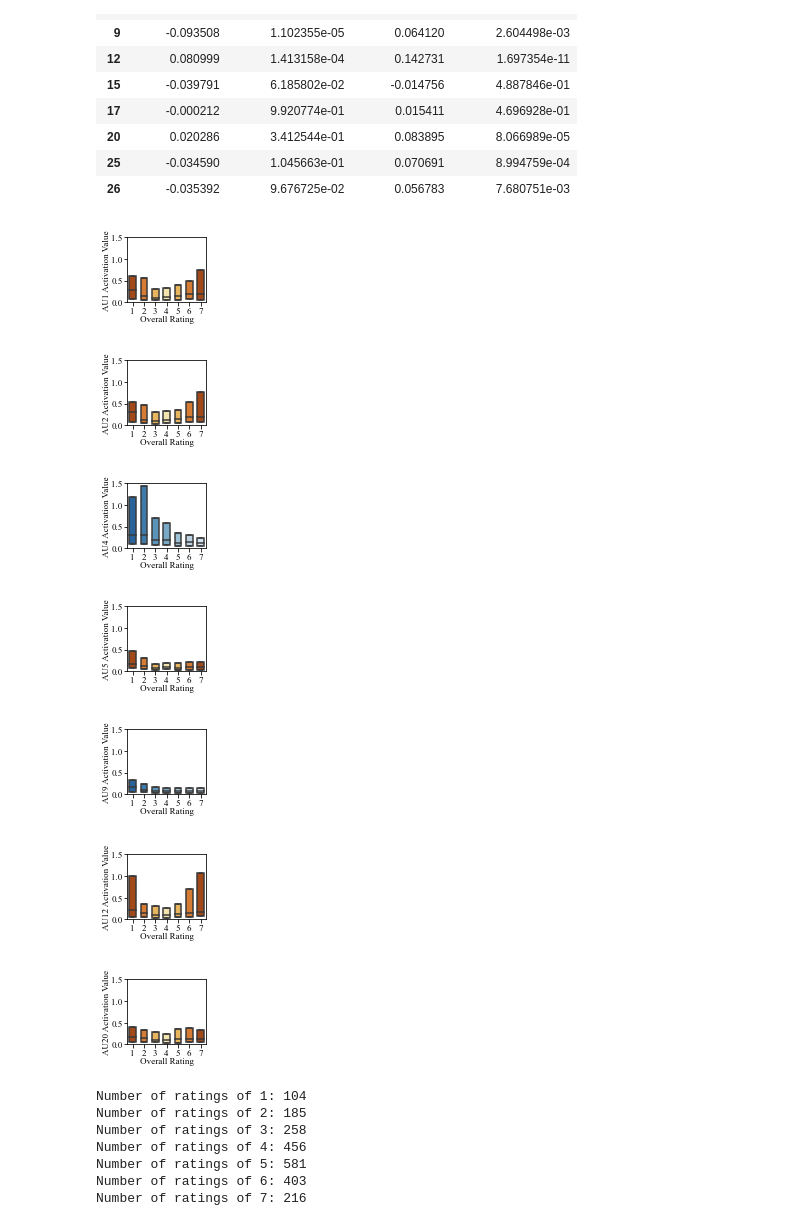
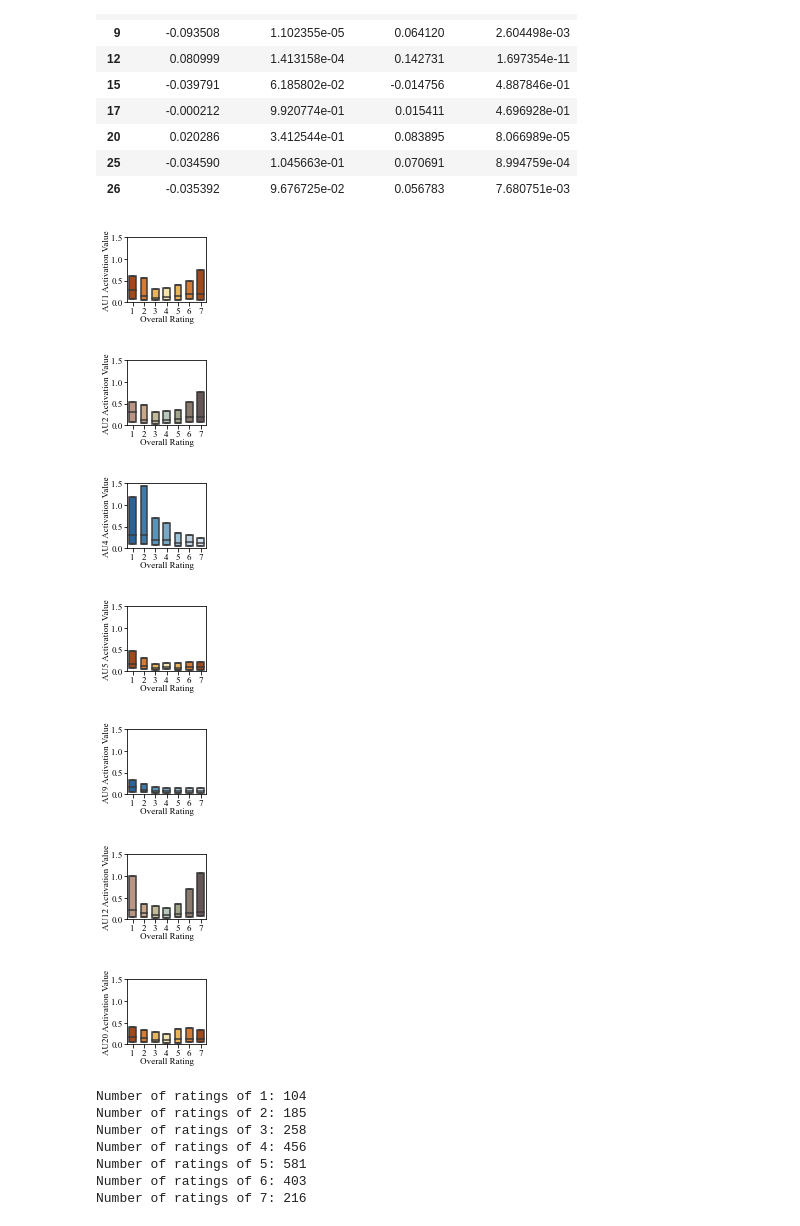
Before and after one commit to ShuangquanFeng/FERGI, a Jupyter notebook: result_analysis.ipynb, the cells around one changed output. Saved outputs shown, nothing was run; the diff lists cells and outputs as text; code cells hidden in the pictures.

```diff
--- a/result_analysis.ipynb
+++ b/result_analysis.ipynb
@@ -73,35 +73,39 @@ df_ratings
 # %%
 seq_colors = [sns.color_palette("Blues", as_cmap=True)(i) for i in np.linspace(0.8, 0.2, 7)]
 sym_colors = [sns.color_palette("YlOrBr", as_cmap=True)(i) for i in [0.8, 0.6, 0.4, 0.2, 0.4, 0.6, 0.8]]
+mix_colors = 0.5 * np.flip(np.array(seq_colors), axis=0) + 0.5 * np.array(sym_colors)
+mix_colors = list(map(tuple, mix_colors.tolist()))
 # %%
 for AU in DISFA_AUs:
     if df_ratings['p_value_sequential'][AU] <= p_threshold or df_ratings['p_value_symmetric'][AU] <= p_threshold:
-        if df_ratings['p_value_sequential'][AU] <= df_ratings['p_value_symmetric'][AU]:
+        if df_ratings['p_value_sequential'][AU] <= p_threshold and df_ratings['p_value_symmetric'][AU] <= p_threshold:
+            palette = mix_colors
+        elif df_ratings['p_value_sequential'][AU] <= df_ratings['p_value_symmetric'][AU]:
             palette = seq_colors
         else:
             palette = sym_colors
     else:
         continue
 
     plt.figure(figsize = [1.7, 1.5])
-    sns.boxplot(data = df_reaction_filtered, x = rating, y = f'AU{AU}_activation_value', width = 0.6, palette=palette, showfliers=False, whis=0)#, scale='count')
+    sns.boxplot(data = df_reaction_filtered, x = rating, y = f'AU{AU}_activation_value', width = 0.6, palette=palette, showfliers=False, whis=0)
     plt.tick_params(axis='both', which='major', pad=1)
     plt.xlabel("Overall Rating", labelpad=0)
     plt.ylabel(f"AU{AU} Activation Value", labelpad=0)
     plt.xlim([-0.5, 6.5])
     plt.ylim([0, 1.5])
     plt.yticks([0, 0.5, 1, 1.5])
     plt.tight_layout()
 
     plt.savefig(os.path.join(figures_rootdir, f"overall_rating_and_AU{AU}_activation_value.pdf"), format='pdf', bbox_inches='tight')
     plt.show()
 # %% [output]
 [figure]
-[figure, old version]
+[figure, new version]
 [figure]
 [figure]
 [figure]
-[figure, old version]
+[figure, new version]
 [figure]
 # %%
 for rating in [1, 2, 3, 4, 5, 6, 7]:
```
Also changed, not shown: parts of 12 cells of this notebook, 20 other files.
